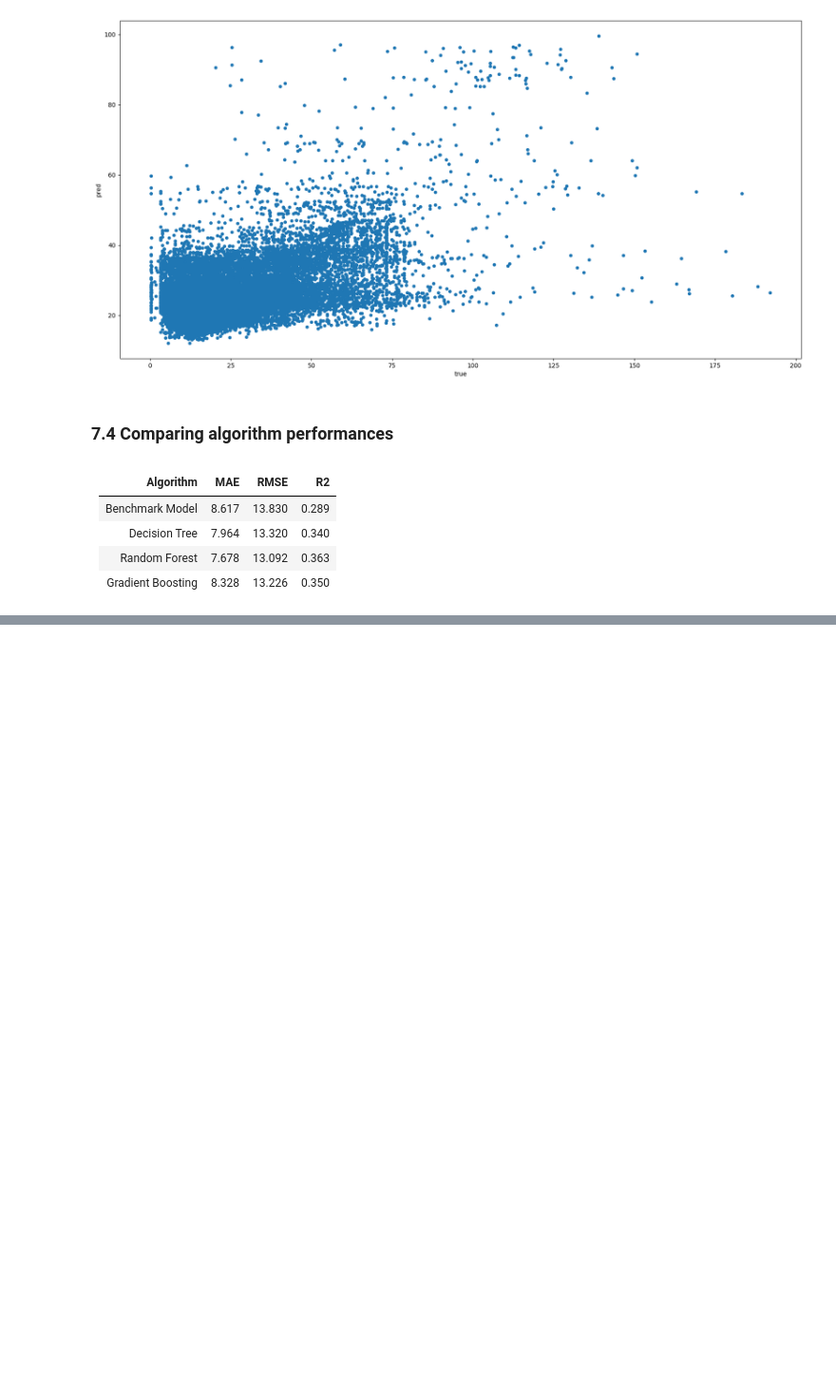
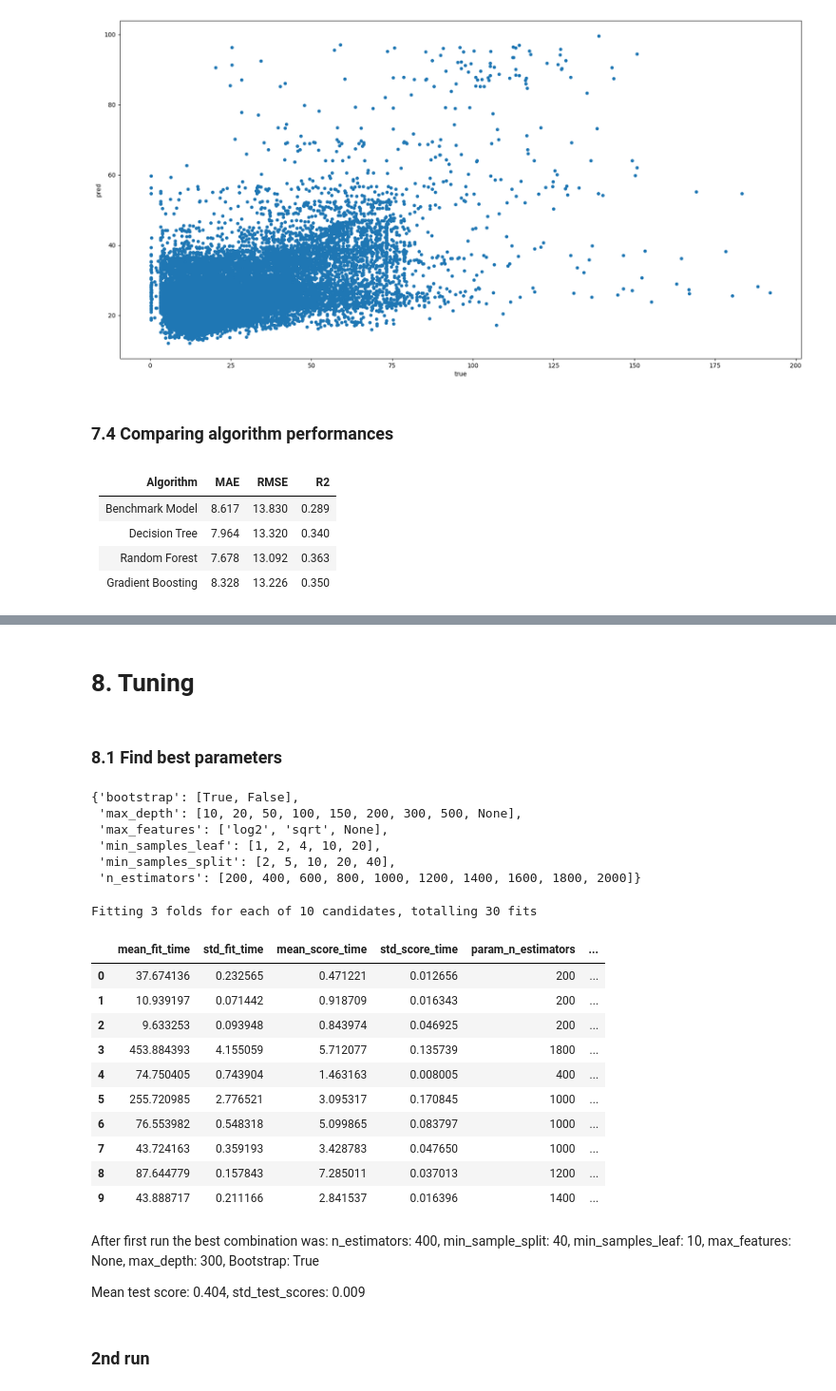
Before and after one commit to AndreaMaratova/New-York-Taxi-Analysis, a Jupyter notebook: Presentable notebook.ipynb, the cells around one changed output, grey strips where cells are left out. Shown at 95% size. Drawn from its saved outputs; the diff is of its cells as text; code cells hidden in the pictures; blank space fills up the shorter version.

Commit message:
Improved the Random forest model

```diff
--- a/Presentable notebook.ipynb
+++ b/Presentable notebook.ipynb
@@ -1086,0 +1089,4 @@ results.plot(figsize = (20,10), kind = "scatter", x = "true", y = "pred")
+# %% [markdown]
+# 8. Tuning
+# %% [markdown]
+### 8.1 Find best parameters
@@ -1086,0 +1133,59 @@ results.plot(figsize = (20,10), kind = "scatter", x = "true", y = "pred")
+# %%
+import pprint as pp
+
+# Create the random grid
+random_grid = {
+    "n_estimators": n_estimators,
+    "max_features": max_features,
+    "max_depth": max_depth,
+    "min_samples_split": min_samples_split,
+    "min_samples_leaf": min_samples_leaf,
+    "bootstrap": bootstrap
+}
+
+pp.pprint(random_grid)
+# %% [output]
+{'bootstrap': [True, False],
+ 'max_depth': [10, 20, 50, 100, 150, 200, 300, 500, None],
+ 'max_features': ['log2', 'sqrt', None],
+ 'min_samples_leaf': [1, 2, 4, 10, 20],
+ 'min_samples_split': [2, 5, 10, 20, 40],
+ 'n_estimators': [200, 400, 600, 800, 1000, 1200, 1400, 1600, 1800, 2000]}
+# %%
+from sklearn.model_selection import RandomizedSearchCV
+
+# Uses the random grid to search for best hyperparameters
+# First create the base model to tune
+rf = RandomForestRegressor()
+
+# Random search of parameters, using 3 fold cross validation
+# search across 100 different combinations, and use all available cores
+rf_random = RandomizedSearchCV(estimator = rf, param_distributions = random_grid, n_iter = 10, cv = 3, verbose=2, random_state=42, n_jobs = -1, error_score = "raise")
+# n_iter - number of random combinations
+
+# Fit the random search model
+rf_random.fit(x_train, y_train)
+
+performances = pd.DataFrame.from_dict(rf_random.cv_results_)
+# %% [output]
+Fitting 3 folds for each of 10 candidates, totalling 30 fits
+# %%
+performances
+# %% [output]
+|  | mean_fit_time | std_fit_time | mean_score_time | std_score_time | param_n_estimators | ... |
+| 0 | 37.674136 | 0.232565 | 0.471221 | 0.012656 | 200 | ... |
+| 1 | 10.939197 | 0.071442 | 0.918709 | 0.016343 | 200 | ... |
+| 2 | 9.633253 | 0.093948 | 0.843974 | 0.046925 | 200 | ... |
+| 3 | 453.884393 | 4.155059 | 5.712077 | 0.135739 | 1800 | ... |
+| 4 | 74.750405 | 0.743904 | 1.463163 | 0.008005 | 400 | ... |
+| 5 | 255.720985 | 2.776521 | 3.095317 | 0.170845 | 1000 | ... |
+| 6 | 76.553982 | 0.548318 | 5.099865 | 0.083797 | 1000 | ... |
+| 7 | 43.724163 | 0.359193 | 3.428783 | 0.047650 | 1000 | ... |
+| 8 | 87.644779 | 0.157843 | 7.285011 | 0.037013 | 1200 | ... |
+| 9 | 43.888717 | 0.211166 | 2.841537 | 0.016396 | 1400 | ... |
+# %% [markdown]
+After first run the best combination was: n_estimators: 400, min_sample_split: 40, min_samples_leaf: 10, max_features: None, max_depth: 300, Bootstrap: True
+
+Mean test score: 0.404, std_test_scores: 0.009
+# %% [markdown]
+### 2nd run
```
Also changed, not shown: parts of 12 cells of this notebook.
